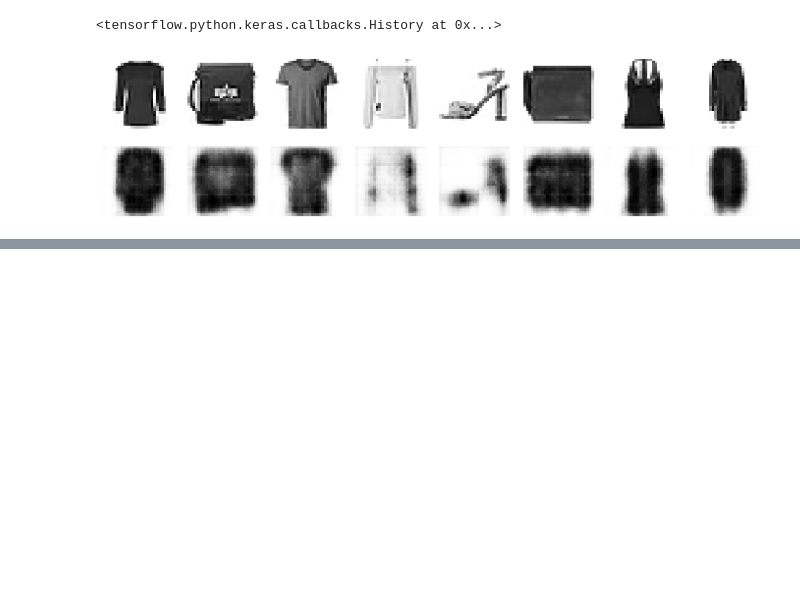
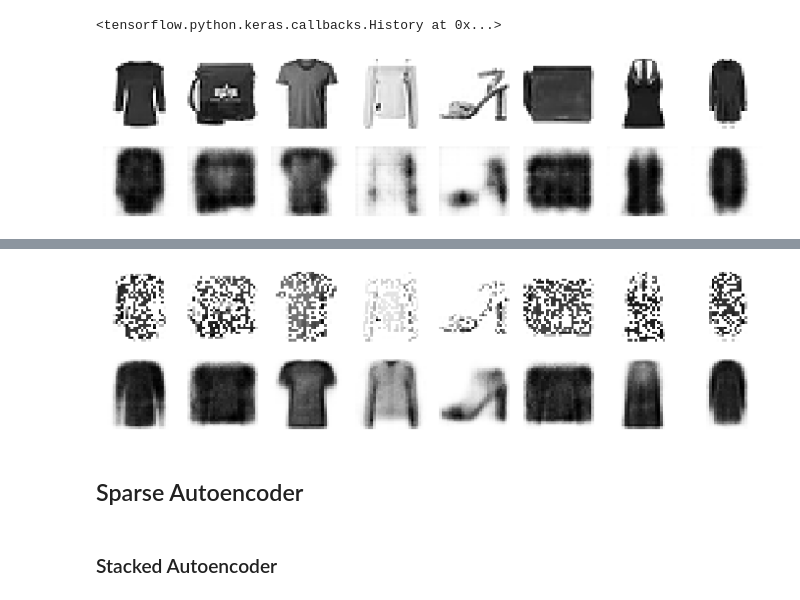
Before and after one commit to rahhul/GAN_Notebooks, a Jupyter notebook: GANs.ipynb, the cells around one changed output, grey strips where cells are left out. Cells and saved outputs as stored; diff of their text form; code cells hidden in the pictures; blank space fills up the shorter version.

```diff
--- a/GANs.ipynb
+++ b/GANs.ipynb
@@ -453,0 +561,25 @@ show_reconstructions(conv_ae)
+# %%
+tf.random.set_seed(42)
+np.random.seed(42)
+
+dropout_encoder = Sequential([
+        Flatten(input_shape=[28, 28]),
+        Dropout(0.5),
+        Dense(100, activation='selu'),
+        Dense(30, activation='selu')
+])
+
+dropout_decoder = Sequential([
+        Dense(100, activation='selu', input_shape=[30]),
+        Dense(28 * 28, activation='sigmoid'),
+        Reshape([28, 28])
+])
+
+dropout_ae = Sequential([dropout_encoder, dropout_decoder])
+# %%
+dropout_ae.compile(loss='binary_crossentropy',
+                   optimizer = tf.keras.optimizers.SGD(lr=1.0),
+                   metrics=[rounded_accuracy])
+# %%
+history = dropout_ae.fit(X_train, X_train, epochs=10,
+                         validation_data = (X_valid, X_valid))
@@ -453,0 +604,14 @@ show_reconstructions(conv_ae)
+# %%
+# reconstructions
+
+tf.random.set_seed(42)
+np.random.seed(42)
+
+dropout = Dropout(0.5)
+show_reconstructions(dropout_ae, dropout(X_valid, training=True))
+# %% [output]
+[figure, added]
+# %% [markdown]
+## Sparse Autoencoder
+# %% [markdown]
+### Stacked Autoencoder
```
Also changed, not shown: parts of 29 cells of this notebook.
